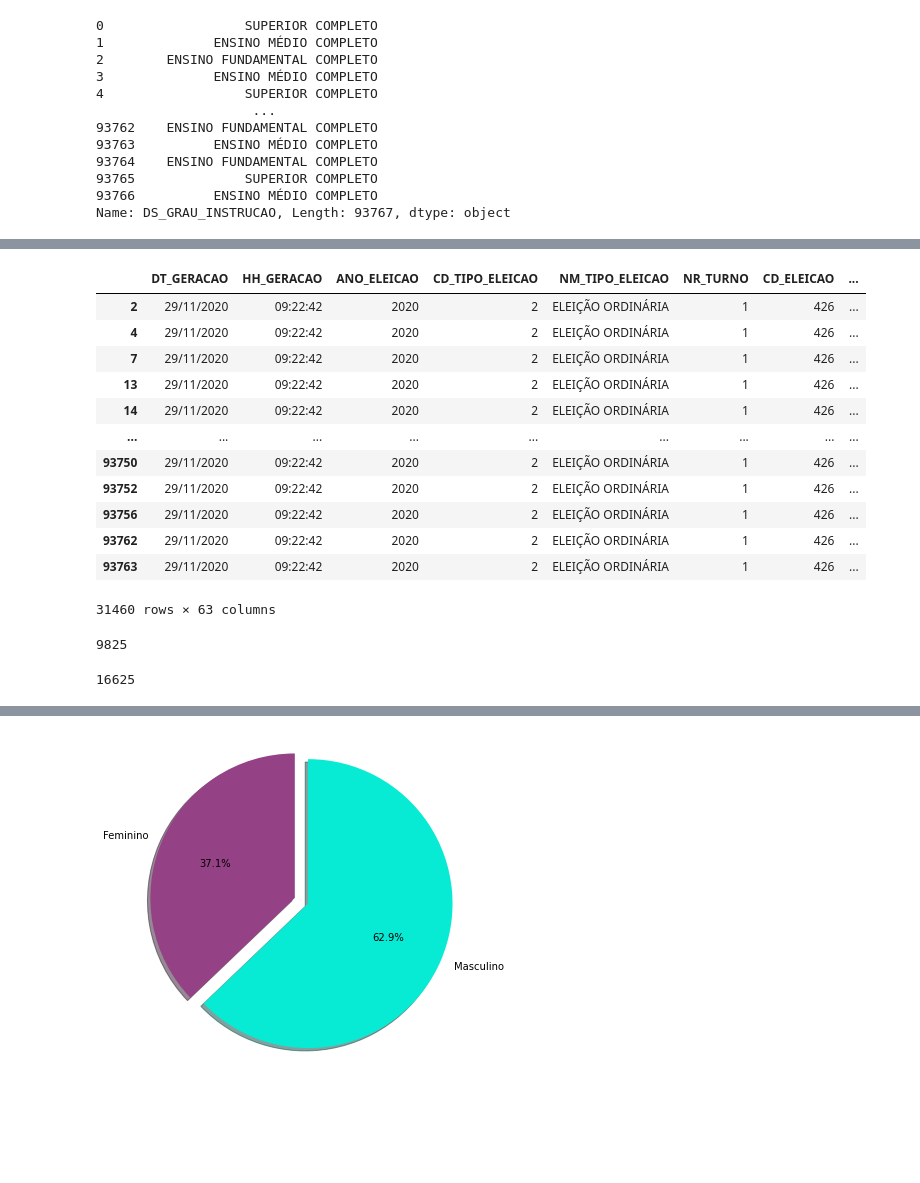
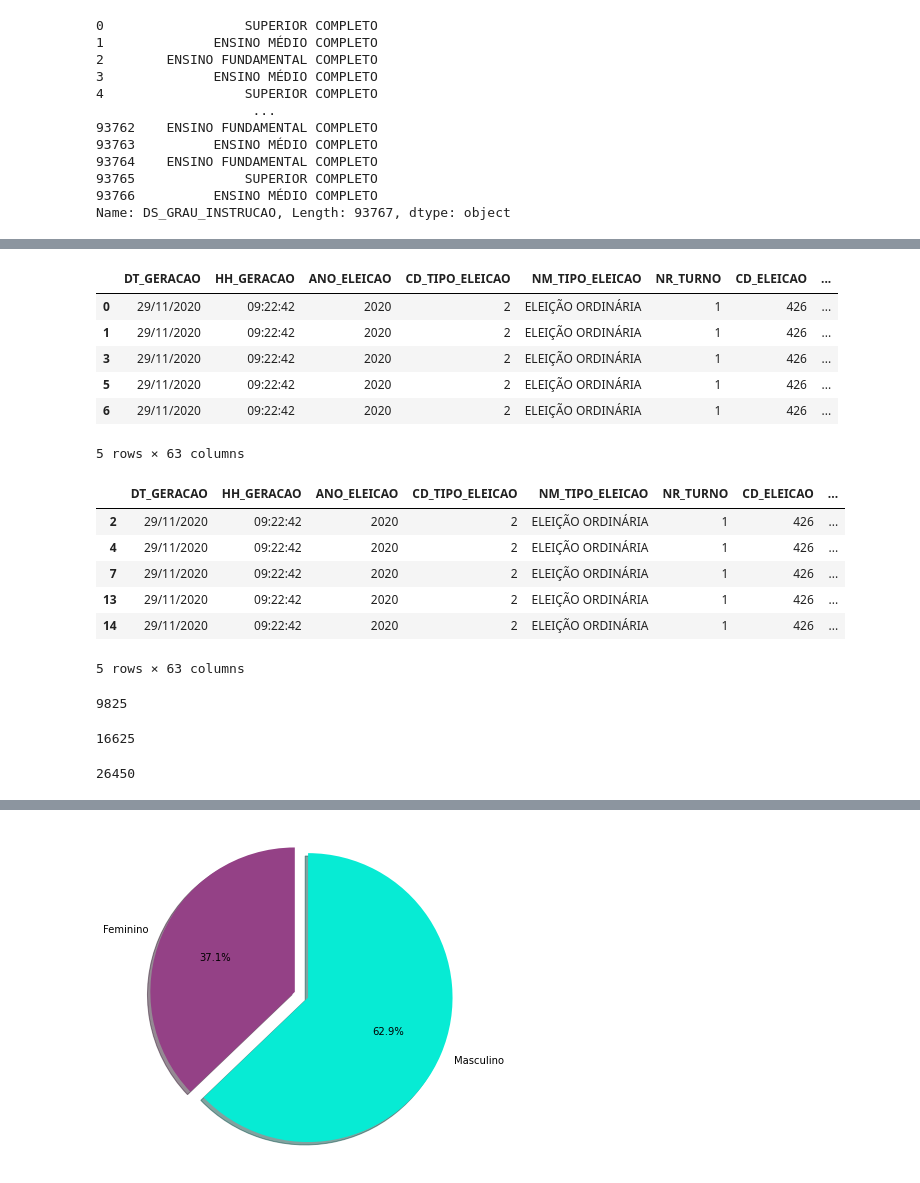
Before and after one commit to HelenAlevato/AnaliseCandidatosEleicaoSp, a Jupyter notebook: Candidatura_vereadores_SP.ipynb, the cells around one changed output, grey strips where cells are left out. Cells and saved outputs as stored; diff of their text form; code cells hidden in the pictures; blank space fills up the shorter version.

```diff
--- a/Candidatura_vereadores_SP.ipynb
+++ b/Candidatura_vereadores_SP.ipynb
@@ -109,30 +83,35 @@ vereadores_homens
-# %%
-vereadoras_mulheres
-# %% [output]
-|  | DT_GERACAO | HH_GERACAO | ANO_ELEICAO | CD_TIPO_ELEICAO | NM_TIPO_ELEICAO | NR_TURNO | CD_ELEICAO | ... |
-| 2 | 29/11/2020 | 09:22:42 | 2020 | 2 | ELEIÇÃO ORDINÁRIA | 1 | 426 | ... |
-| 4 | 29/11/2020 | 09:22:42 | 2020 | 2 | ELEIÇÃO ORDINÁRIA | 1 | 426 | ... |
-| 7 | 29/11/2020 | 09:22:42 | 2020 | 2 | ELEIÇÃO ORDINÁRIA | 1 | 426 | ... |
-| 13 | 29/11/2020 | 09:22:42 | 2020 | 2 | ELEIÇÃO ORDINÁRIA | 1 | 426 | ... |
-| 14 | 29/11/2020 | 09:22:42 | 2020 | 2 | ELEIÇÃO ORDINÁRIA | 1 | 426 | ... |
-| ... | ... | ... | ... | ... | ... | ... | ... | ... |
-| 93750 | 29/11/2020 | 09:22:42 | 2020 | 2 | ELEIÇÃO ORDINÁRIA | 1 | 426 | ... |
-| 93752 | 29/11/2020 | 09:22:42 | 2020 | 2 | ELEIÇÃO ORDINÁRIA | 1 | 426 | ... |
-| 93756 | 29/11/2020 | 09:22:42 | 2020 | 2 | ELEIÇÃO ORDINÁRIA | 1 | 426 | ... |
-| 93762 | 29/11/2020 | 09:22:42 | 2020 | 2 | ELEIÇÃO ORDINÁRIA | 1 | 426 | ... |
-| 93763 | 29/11/2020 | 09:22:42 | 2020 | 2 | ELEIÇÃO ORDINÁRIA | 1 | 426 | ... |
-31460 rows × 63 columns
+# %%
+vereadores_homens.head() # mostra os 5 primeiros
+# %% [output]
+|  | DT_GERACAO | HH_GERACAO | ANO_ELEICAO | CD_TIPO_ELEICAO | NM_TIPO_ELEICAO | NR_TURNO | CD_ELEICAO | ... |
+| 0 | 29/11/2020 | 09:22:42 | 2020 | 2 | ELEIÇÃO ORDINÁRIA | 1 | 426 | ... |
+| 1 | 29/11/2020 | 09:22:42 | 2020 | 2 | ELEIÇÃO ORDINÁRIA | 1 | 426 | ... |
+| 3 | 29/11/2020 | 09:22:42 | 2020 | 2 | ELEIÇÃO ORDINÁRIA | 1 | 426 | ... |
+| 5 | 29/11/2020 | 09:22:42 | 2020 | 2 | ELEIÇÃO ORDINÁRIA | 1 | 426 | ... |
+| 6 | 29/11/2020 | 09:22:42 | 2020 | 2 | ELEIÇÃO ORDINÁRIA | 1 | 426 | ... |
+5 rows × 63 columns
+# %%
+vereadoras_mulheres.head() # mostra os 5 primeiros
+# %% [output]
+|  | DT_GERACAO | HH_GERACAO | ANO_ELEICAO | CD_TIPO_ELEICAO | NM_TIPO_ELEICAO | NR_TURNO | CD_ELEICAO | ... |
+| 2 | 29/11/2020 | 09:22:42 | 2020 | 2 | ELEIÇÃO ORDINÁRIA | 1 | 426 | ... |
+| 4 | 29/11/2020 | 09:22:42 | 2020 | 2 | ELEIÇÃO ORDINÁRIA | 1 | 426 | ... |
+| 7 | 29/11/2020 | 09:22:42 | 2020 | 2 | ELEIÇÃO ORDINÁRIA | 1 | 426 | ... |
+| 13 | 29/11/2020 | 09:22:42 | 2020 | 2 | ELEIÇÃO ORDINÁRIA | 1 | 426 | ... |
+| 14 | 29/11/2020 | 09:22:42 | 2020 | 2 | ELEIÇÃO ORDINÁRIA | 1 | 426 | ... |
+5 rows × 63 columns
 # %%
 mulher_ensino_superior = len(vereadoras_mulheres.query('DS_GRAU_INSTRUCAO == "SUPERIOR COMPLETO"').index)
+mulher_ensino_superior
+# %% [output]
+9825
-# %%
-mulher_ensino_superior
-# %% [output]
-9825
 # %%
 homem_ensino_superior = len(vereadores_homens.query('DS_GRAU_INSTRUCAO == "SUPERIOR COMPLETO"').index)
+homem_ensino_superior
+# %% [output]
+16625
-# %%
-homem_ensino_superior
-# %% [output]
-16625
 # %%
 total_ensino_superior = mulher_ensino_superior + homem_ensino_superior
+total_ensino_superior
+# %% [output]
+26450
```
Also changed, not shown: parts of 35 cells of this notebook.
